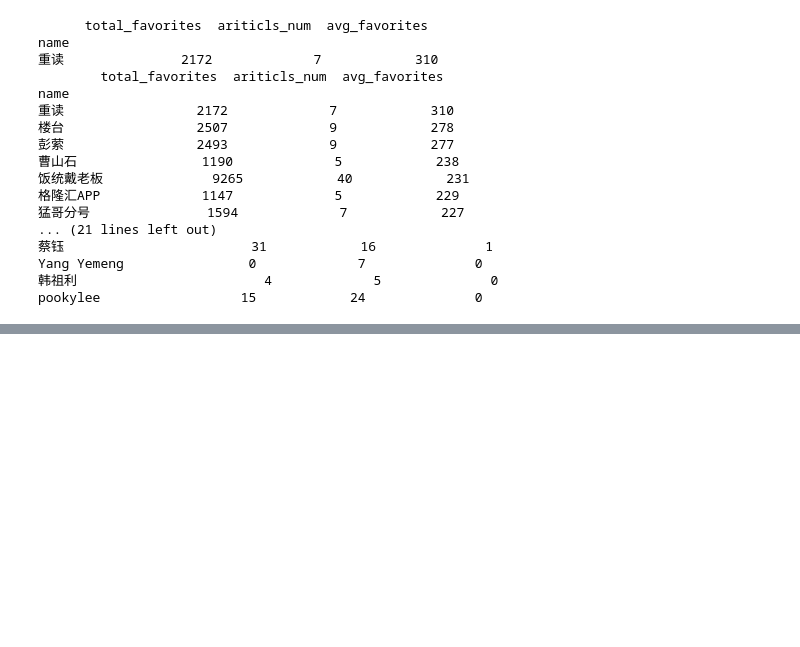
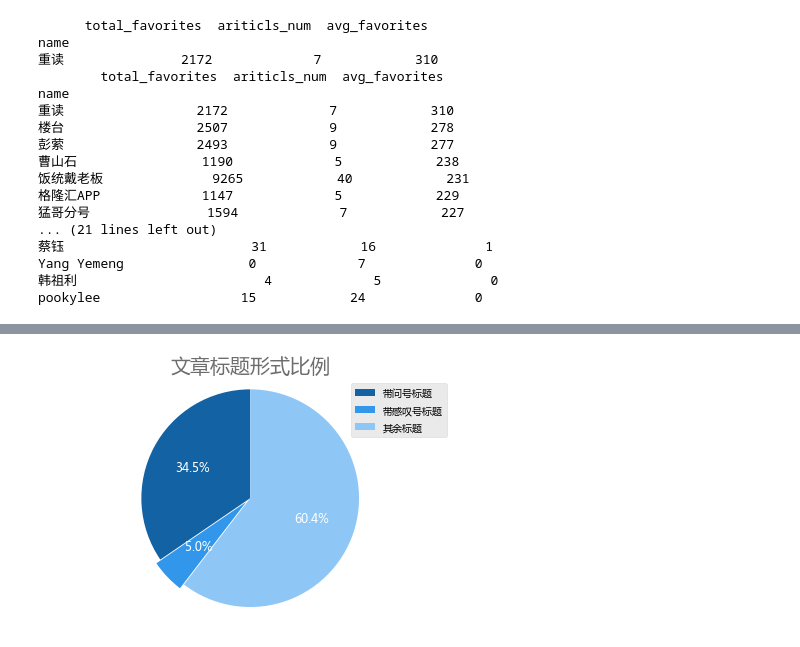
Before and after one commit to F-WJ/practice_project, a Jupyter notebook: huxiu_pyspider/data_analysis.ipynb, the cells around one changed output, grey strips where cells are left out. Saved outputs shown, nothing was run; the diff lists cells and outputs as text; code cells hidden in the pictures; blank space fills up the shorter version.

```diff
--- a/huxiu_pyspider/data_analysis.ipynb
+++ b/huxiu_pyspider/data_analysis.ipynb
@@ -234,0 +283,37 @@ pookylee                  15            24              0
+# %%
+# 文章标题形式（标点符号偏好）
+def titlesymbol_analysis(data):
+    # 问号
+    questionmark_quantity = data[data['title'].str.contains("(.*\？.*)|(.*\?.*)")].shape[0]
+    # 感叹号
+    exclamationmark_quantity = data[data['title'].str.contains("(.*\！.*)|(.*\!.*)")].shape[0]
+    # 剩下
+    remain_quantity = data.shape[0] - questionmark_quantity - exclamationmark_quantity
+
+    quantity = [questionmark_quantity, exclamationmark_quantity, remain_quantity]
+    labels = [u'带问号标题', '带感叹号标题', '其余标题']
+    colors_pie = ['#1362A3','#3297EA','#8EC6F5'] #每块颜色定义
+
+    explode = [0, 0.05, 0]
+
+    plt.pie(
+        quantity,
+        autopct='%.1f%%',
+        labels = labels,
+        colors = colors_pie,
+        shadow = False, #　无阴影设置
+        startangle = 90,
+        explode = explode,
+        textprops = {'fontsize': 12, 'color': 'w'}
+        )
+    plt.title('文章标题形式比例', color=colors, fontsize=fontsize_title)
+    plt.axis('equal')
+    plt.axis('off')
+    plt.legend(loc = 'upper right')
+    plt.tight_layout()
+    plt.savefig('文章标题形式比例', dpi=200)
+    plt.show()
+
+titlesymbol_analysis(data)
+# %% [output]
+[figure, added]
```
Also changed, not shown: parts of 7 cells of this notebook, 17 other files.
